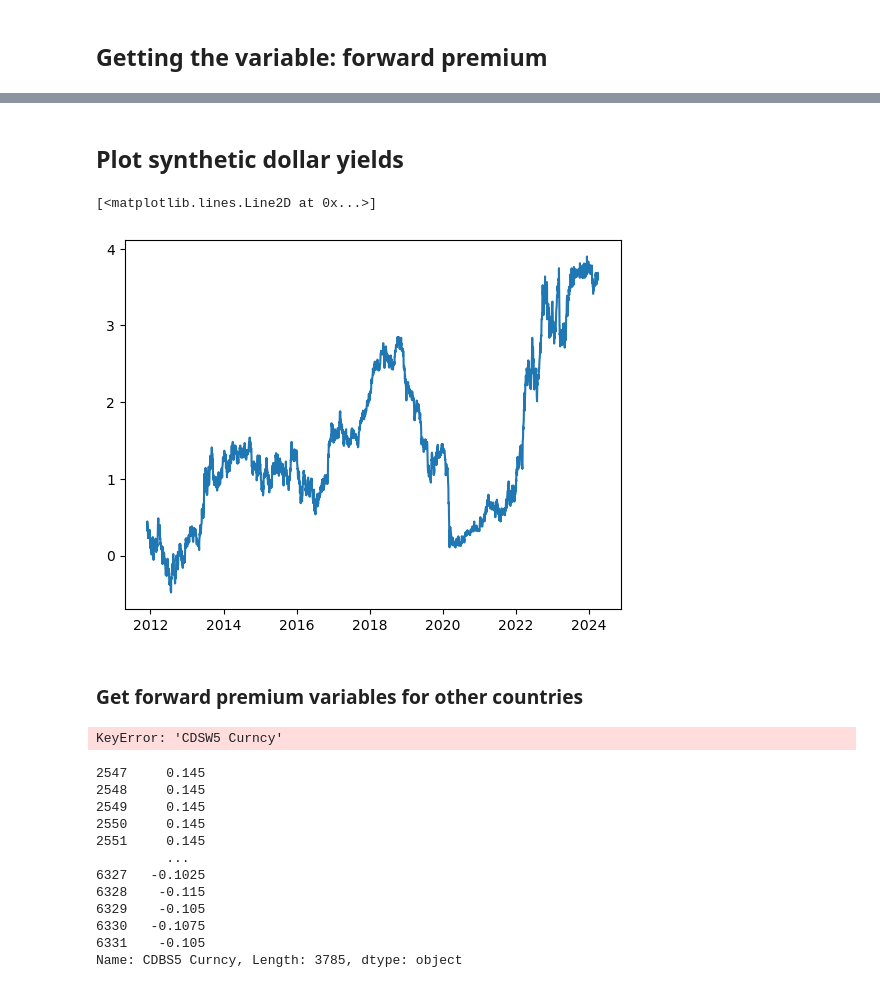
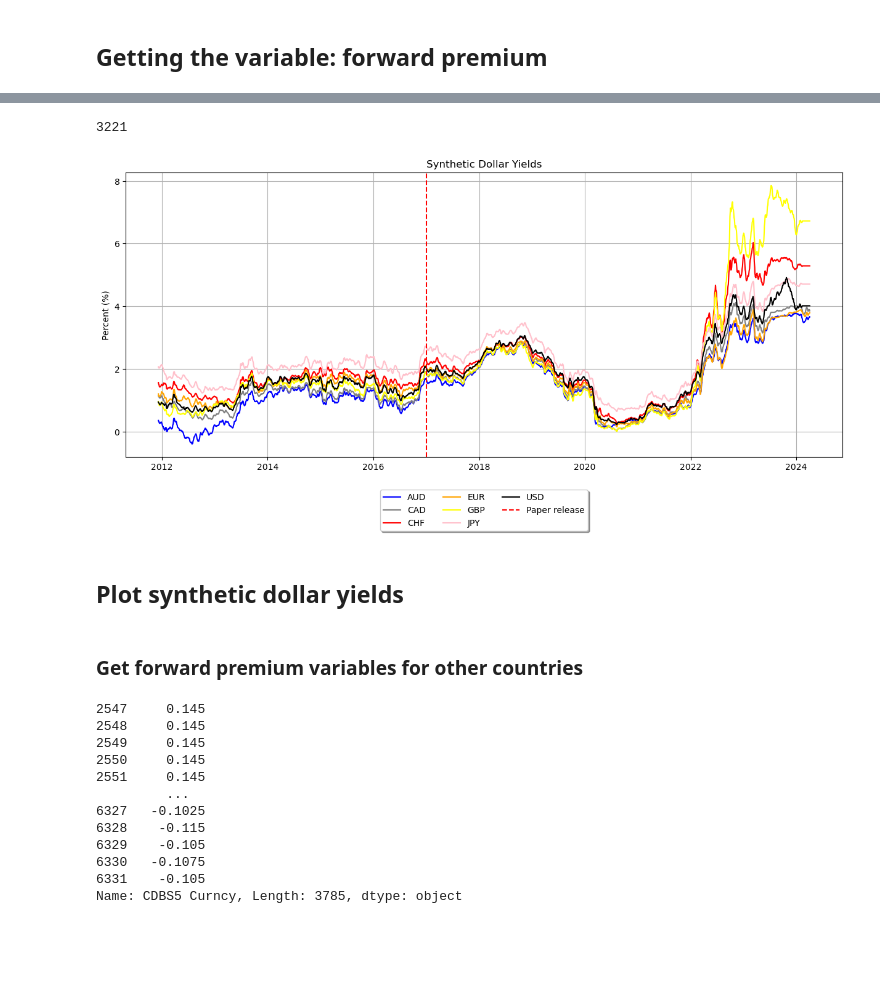
Before and after one commit to NicholasWatney/MGT6769-The-U.S.-Treasury-Premium, a Jupyter notebook: felix_nb2.ipynb, the cells around one changed output, grey strips where cells are left out. Cells and saved outputs as stored; diff of their text form; code cells hidden in the pictures; blank space fills up the shorter version.

```diff
--- a/felix_nb2.ipynb
+++ b/felix_nb2.ipynb
@@ -240,2 +157,52 @@ plt.plot(ts, forward_premium_au, label='AUD')
+# %%
+chf_irs = df_chf['SFSW5 Curncy']
+chf_bs = df_chf['SFBS5 Curncy'] / 100  # Divide by 100
+chf_irs_gfc = chf_irs.iloc[3106:]
+chf_bs = chf_bs.dropna()
+forward_premium_chf = chf_irs_gfc + chf_bs - usd_irs_gfc
+chf_gfc = chf['C2565Y Index'][3106:]
+# %%
+eur_irs = df_eur['EUSW5V3 Curncy']
+eur_bs = df_eur['EUBS5 Curncy'] / 100  # Divide by 100
+eur_irs_gfc = eur_irs.iloc[3106:]
+eur_bs = eur_bs.dropna()
+forward_premium_eur = eur_irs_gfc + eur_bs - usd_irs_gfc
+eur_gfc = eur['C9105Y Index'][3106:]
+# %%
+gbp_irs = df_gbp['BPSW5 Curncy']
+gbp_bs = df_gbp['BPBS5 Curncy'] / 100  # Divide by 100
+gbp_irs_gfc = gbp_irs.iloc[3106:]
+gbp_bs = gbp_bs.dropna()
+forward_premium_gbp = gbp_irs_gfc + gbp_bs - usd_irs_gfc
+gbp_gfc = gbp['C1105Y Index'][3106:]
+# %%
+jpy_irs = df_jpy['JYSW5 Curncy']
+jpy_bs = df_jpy['JYBS5 Curncy'] / 100  # Divide by 100
+jpy_irs_gfc = jpy_irs.iloc[3106:]
+jpy_bs = jpy_bs.dropna()
+forward_premium_jpy = jpy_irs_gfc + jpy_bs - usd_irs_gfc
+jpy_gfc = jpy['C1055Y Index'][3106:]
+# %%
+len(ts)
+# %% [output]
+3221
+# %%
+# Plotting
+plt.figure(figsize=(15, 6))
+plt.plot(ts[6:], pd.Series(au['C1275Y Index']-forward_premium_au).rolling(window=7).mean().dropna(), label='AUD',color = 'blue')
+plt.plot(ts[6:], pd.Series(cad['C1015Y Index']-forward_premium_cad).rolling(window=7).mean().dropna(), label='CAD', color = 'grey')
+plt.plot(ts[6:], pd.Series(chf['C2565Y Index']-forward_premium_chf).rolling(window=7).mean().dropna(), label='CHF',color = 'red')
+plt.plot(ts[6:], pd.Series(eur['C9105Y Index']-forward_premium_eur).rolling(window=7).mean().dropna(), label='EUR',color = 'orange')
+plt.plot(ts[6:], pd.Series(gbp['C1105Y Index']-forward_premium_gbp).rolling(window=7).mean().dropna(), label='GBP',color = 'yellow')
+plt.plot(ts[6:], pd.Series(jpy['C1055Y Index']-forward_premium_jpy).rolling(window=7).mean().dropna(), label='JPY',color = 'pink')
+plt.plot(ts[5:], pd.Series(usd['C0825Y Index'][3106:]).rolling(window=7).mean().dropna(), label='USD',color = 'black')
+plt.axvline(x=pd.Timestamp('2017-01-01'), color='r', linestyle='--', label='Paper release')
+plt.ylabel('Percent (%)')
+plt.legend(loc='upper center', bbox_to_anchor=(0.5, -0.1), fancybox=True, shadow=True, ncol=3)
+plt.title('Synthetic Dollar Yields')
+plt.grid(True)
+plt.show()
+# %% [output]
+[figure, added]
 # %% [markdown]
 ## Plot synthetic dollar yields
@@ -244,15 +209,5 @@ au_gfc = au['C1275Y Index'][3106:]
-# %%
-plt.plot(ts, au_gfc-forward_premium_au, label='AUD')
-# %% [output]
-[<matplotlib.lines.Line2D at 0x...>]
-[figure, removed]
 # %% [markdown]
 ### Get forward premium variables for other countries
-# %%
-cad_irs = df_cad['CDSW5 Curncy']
-cad_bs = df_cad['CDBS5 Curncy'] / 100  # Divide by 100
-# %% [output]
-KeyError: 'CDSW5 Curncy'
 # %%
 cad_bs_gfc = cad_bs[2542:]
 cad_bs_gfc
```
Also changed, not shown: parts of 21 cells of this notebook.
